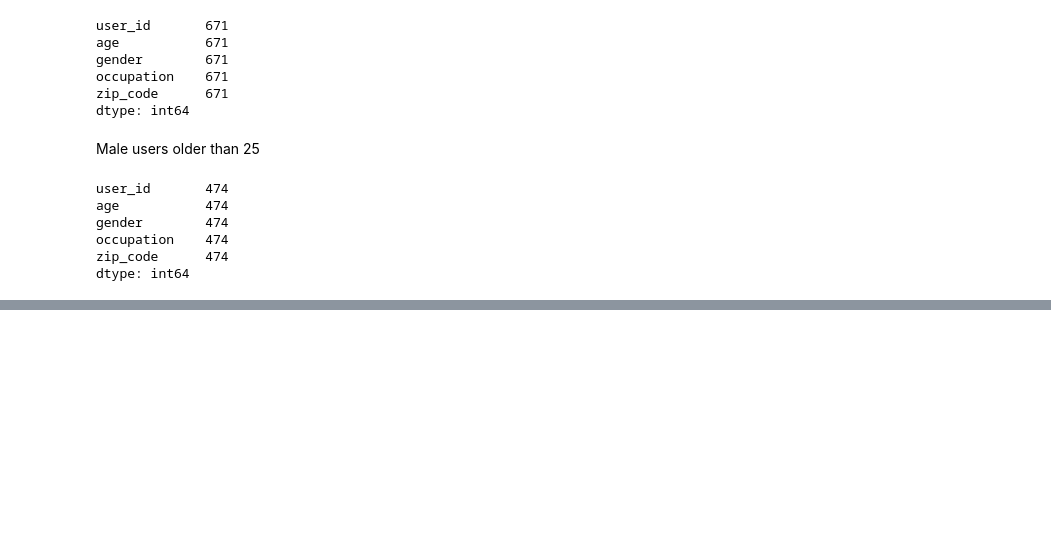
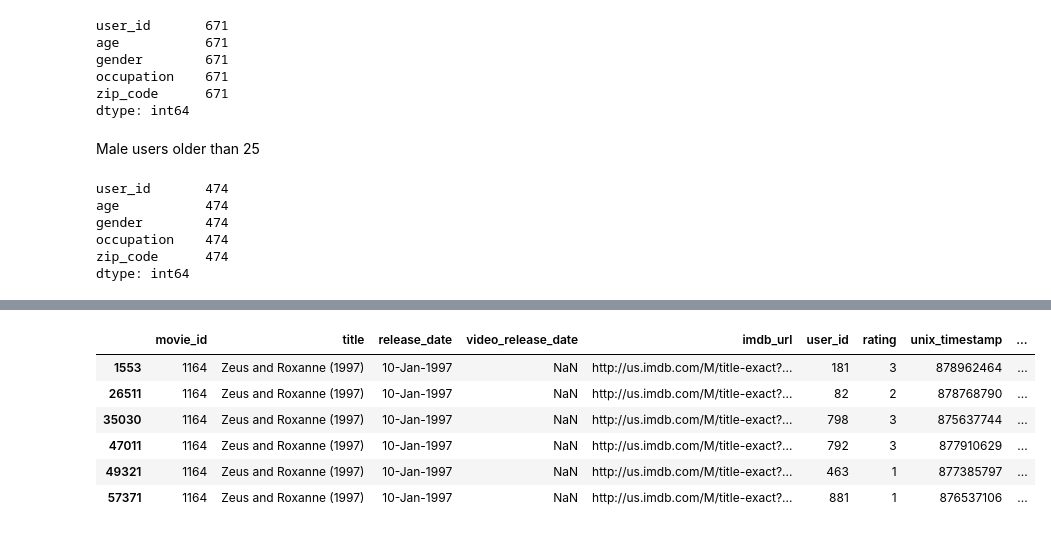
Before and after one commit to Data-Science-Fall-2017/notes, a Jupyter notebook: movie-ratings/movie.ipynb, the cells around one changed output, grey strips where cells are left out. Drawn from its saved outputs; the diff is of its cells as text; code cells hidden in the pictures; blank space fills up the shorter version.

```diff
--- a/movie-ratings/movie.ipynb
+++ b/movie-ratings/movie.ipynb
@@ -129,0 +146,2 @@ dtype: int64
+# %%
+movie_ratings = pd.merge(movies, ratings)
@@ -129,0 +161,2 @@ dtype: int64
+# %%
+lens = pd.merge(movie_ratings, users)
@@ -129,0 +196,12 @@ dtype: int64
+# %%
+# for example - the group size of "Zeus and Roxanne (1997)" is 6
+
+lens[ lens.title == 'Zeus and Roxanne (1997)']
+# %% [output]
+|  | movie_id | title | release_date | video_release_date | imdb_url | user_id | rating | unix_timestamp | ... |
+| 1553 | 1164 | Zeus and Roxanne (1997) | 10-Jan-1997 | NaN | http://us.imdb.com/M/title-exact?... | 181 | 3 | 878962464 | ... |
+| 26511 | 1164 | Zeus and Roxanne (1997) | 10-Jan-1997 | NaN | http://us.imdb.com/M/title-exact?... | 82 | 2 | 878768790 | ... |
+| 35030 | 1164 | Zeus and Roxanne (1997) | 10-Jan-1997 | NaN | http://us.imdb.com/M/title-exact?... | 798 | 3 | 875637744 | ... |
+| 47011 | 1164 | Zeus and Roxanne (1997) | 10-Jan-1997 | NaN | http://us.imdb.com/M/title-exact?... | 792 | 3 | 877910629 | ... |
+| 49321 | 1164 | Zeus and Roxanne (1997) | 10-Jan-1997 | NaN | http://us.imdb.com/M/title-exact?... | 463 | 1 | 877385797 | ... |
+| 57371 | 1164 | Zeus and Roxanne (1997) | 10-Jan-1997 | NaN | http://us.imdb.com/M/title-exact?... | 881 | 1 | 876537106 | ... |
```
Also changed, not shown: parts of 15 cells of this notebook, 2 other files.
